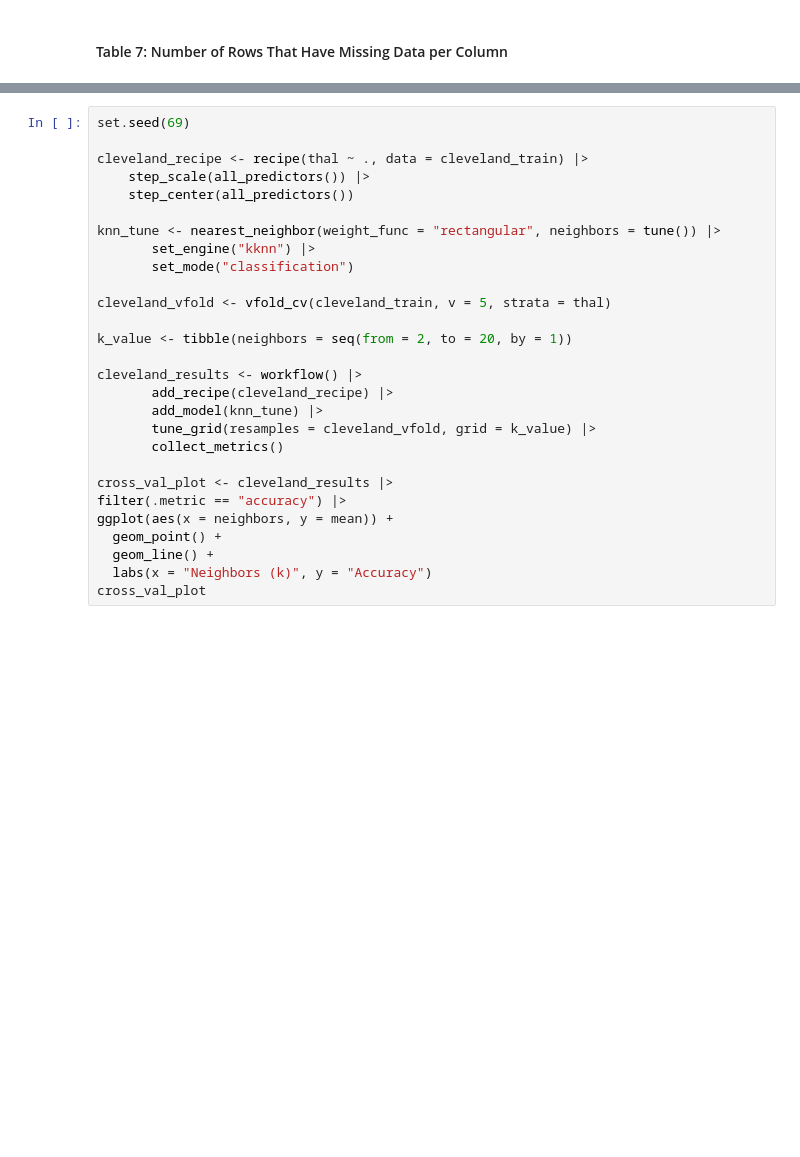
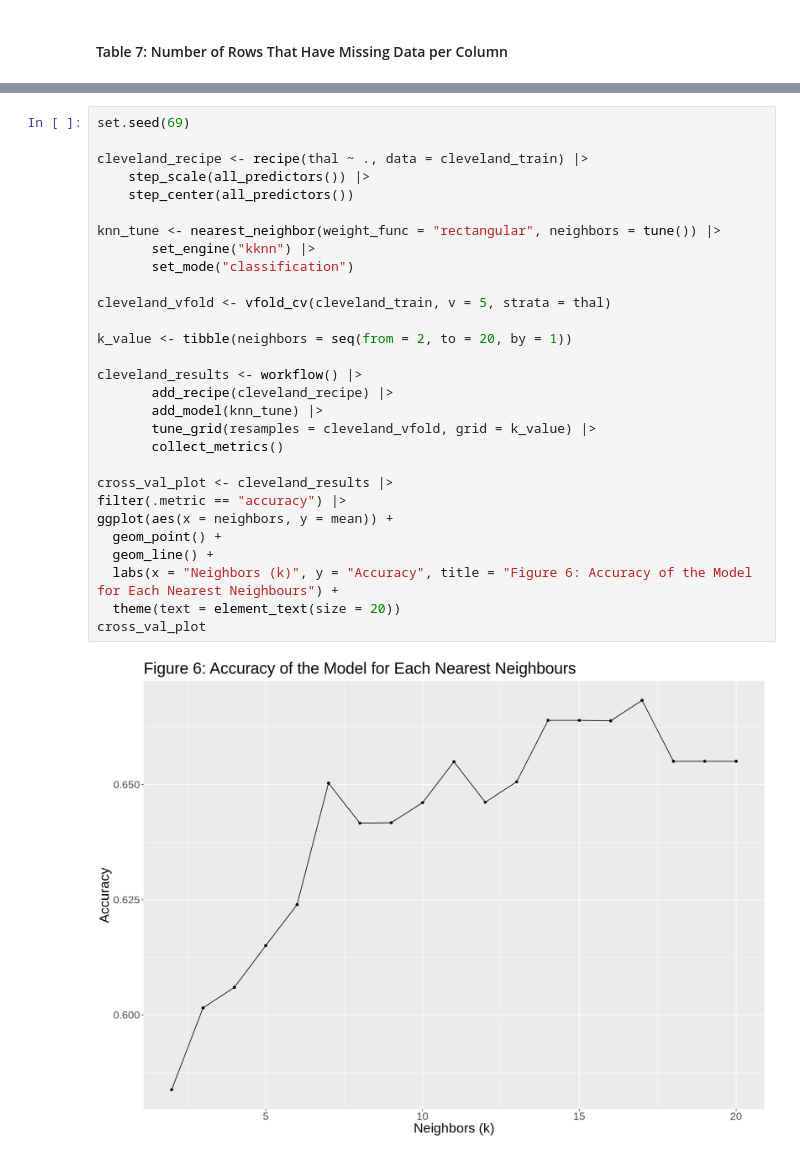
Before and after one commit to alanwake83/DSCI_group30_project, a Jupyter notebook: project_report.ipynb, the cells around one changed output, grey strips where cells are left out. Drawn from its saved outputs; the diff is of its cells as text; blank space fills up the shorter version.

```diff
--- a/project_report.ipynb
+++ b/project_report.ipynb
@@ -105,31 +201,34 @@ cleveland_plot_5
 # %%
 set.seed(69)
 
 cleveland_recipe <- recipe(thal ~ ., data = cleveland_train) |>
     step_scale(all_predictors()) |>
     step_center(all_predictors())
 
 knn_tune <- nearest_neighbor(weight_func = "rectangular", neighbors = tune()) |>
        set_engine("kknn") |>
        set_mode("classification")
 
 cleveland_vfold <- vfold_cv(cleveland_train, v = 5, strata = thal)
 
 k_value <- tibble(neighbors = seq(from = 2, to = 20, by = 1))
 
 cleveland_results <- workflow() |>
        add_recipe(cleveland_recipe) |>
        add_model(knn_tune) |>
        tune_grid(resamples = cleveland_vfold, grid = k_value) |>
        collect_metrics()
 
 cross_val_plot <- cleveland_results |>
 filter(.metric == "accuracy") |>
 ggplot(aes(x = neighbors, y = mean)) +
   geom_point() +
   geom_line() +
-  labs(x = "Neighbors (k)", y = "Accuracy")
+  labs(x = "Neighbors (k)", y = "Accuracy", title = "Figure 6: Accuracy of the Model for Each Nearest Neighbours") +
+  theme(text = element_text(size = 20))
 cross_val_plot
+# %% [output]
+[figure, added]
 # %%
 cleveland_spec <- nearest_neighbor(weight_func = "rectangular", neighbors = 17) |>
        set_engine("kknn") |>
```
Also changed, not shown: parts of 26 cells of this notebook.
